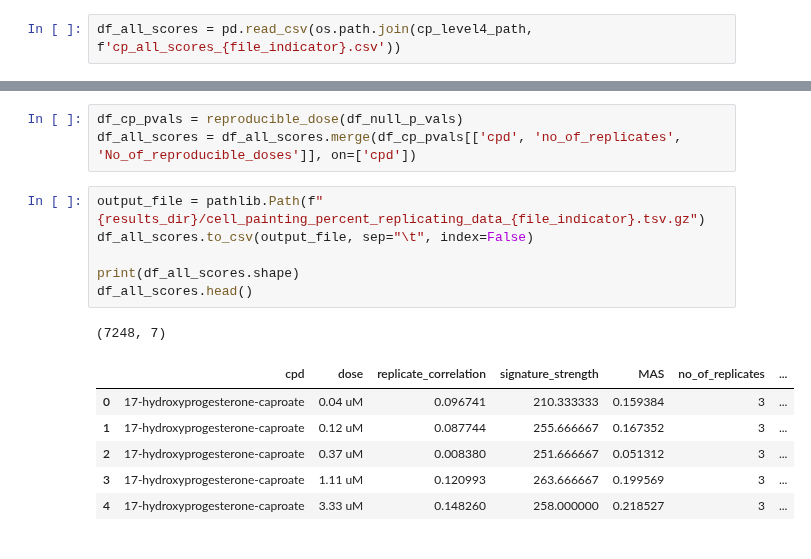
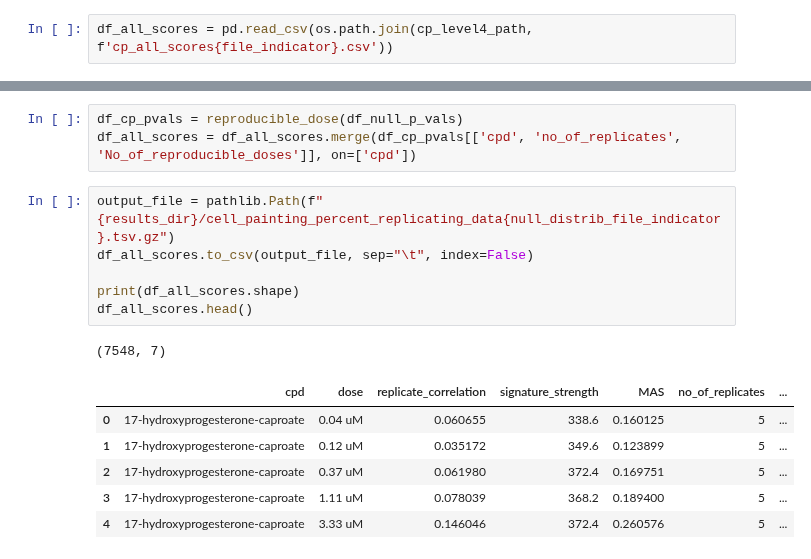
Before and after one commit to broadinstitute/lincs-profiling-complementarity, a Jupyter notebook: 1.Data-exploration/Profiles_level4/cell_painting/9.cellpainting-percent-replicating-subsampled-and-nonspherized.ipynb, the cells around one changed output, grey strips where cells are left out. Cells and saved outputs as stored; diff of their text form.

```diff
--- a/1.Data-exploration/Profiles_level4/cell_painting/9.cellpainting-percent-replicating-subsampled-and-nonspherized.ipynb
+++ b/1.Data-exploration/Profiles_level4/cell_painting/9.cellpainting-percent-replicating-subsampled-and-nonspherized.ipynb
@@ -57,6 +59,6 @@ with open(os.path.join(cp_level4_path, f'null_dist_medians_per_dose_{file_indica
     null_dist_med_cp = pickle.load(handle)
 # %%
-df_all_scores = pd.read_csv(os.path.join(cp_level4_path, f'cp_all_scores_{file_indicator}.csv'))
+df_all_scores = pd.read_csv(os.path.join(cp_level4_path, f'cp_all_scores{file_indicator}.csv'))
 # %%
 def rename_cols(df):
     'Rename columns from dose number to actual doses'
@@ -307,17 +331,17 @@ def reproducible_dose(df):
 # %%
 df_cp_pvals = reproducible_dose(df_null_p_vals)
 df_all_scores = df_all_scores.merge(df_cp_pvals[['cpd', 'no_of_replicates', 'No_of_reproducible_doses']], on=['cpd'])
-# %%
-output_file = pathlib.Path(f"{results_dir}/cell_painting_percent_replicating_data_{file_indicator}.tsv.gz")
-df_all_scores.to_csv(output_file, sep="\t", index=False)
-
-print(df_all_scores.shape)
-df_all_scores.head()
-# %% [output]
-(7248, 7)
-|  | cpd | dose | replicate_correlation | signature_strength | MAS | no_of_replicates | ... |
-| 0 | 17-hydroxyprogesterone-caproate | 0.04 uM | 0.096741 | 210.333333 | 0.159384 | 3 | ... |
-| 1 | 17-hydroxyprogesterone-caproate | 0.12 uM | 0.087744 | 255.666667 | 0.167352 | 3 | ... |
-| 2 | 17-hydroxyprogesterone-caproate | 0.37 uM | 0.008380 | 251.666667 | 0.051312 | 3 | ... |
-| 3 | 17-hydroxyprogesterone-caproate | 1.11 uM | 0.120993 | 263.666667 | 0.199569 | 3 | ... |
-| 4 | 17-hydroxyprogesterone-caproate | 3.33 uM | 0.148260 | 258.000000 | 0.218527 | 3 | ... |
+# %%
+output_file = pathlib.Path(f"{results_dir}/cell_painting_percent_replicating_data{null_distrib_file_indicator}.tsv.gz")
+df_all_scores.to_csv(output_file, sep="\t", index=False)
+
+print(df_all_scores.shape)
+df_all_scores.head()
+# %% [output]
+(7548, 7)
+|  | cpd | dose | replicate_correlation | signature_strength | MAS | no_of_replicates | ... |
+| 0 | 17-hydroxyprogesterone-caproate | 0.04 uM | 0.060655 | 338.6 | 0.160125 | 5 | ... |
+| 1 | 17-hydroxyprogesterone-caproate | 0.12 uM | 0.035172 | 349.6 | 0.123899 | 5 | ... |
+| 2 | 17-hydroxyprogesterone-caproate | 0.37 uM | 0.061980 | 372.4 | 0.169751 | 5 | ... |
+| 3 | 17-hydroxyprogesterone-caproate | 1.11 uM | 0.078039 | 368.2 | 0.189400 | 5 | ... |
+| 4 | 17-hydroxyprogesterone-caproate | 3.33 uM | 0.146046 | 372.4 | 0.260576 | 5 | ... |
```
Also changed, not shown: parts of 14 cells of this notebook, 3 other files.
